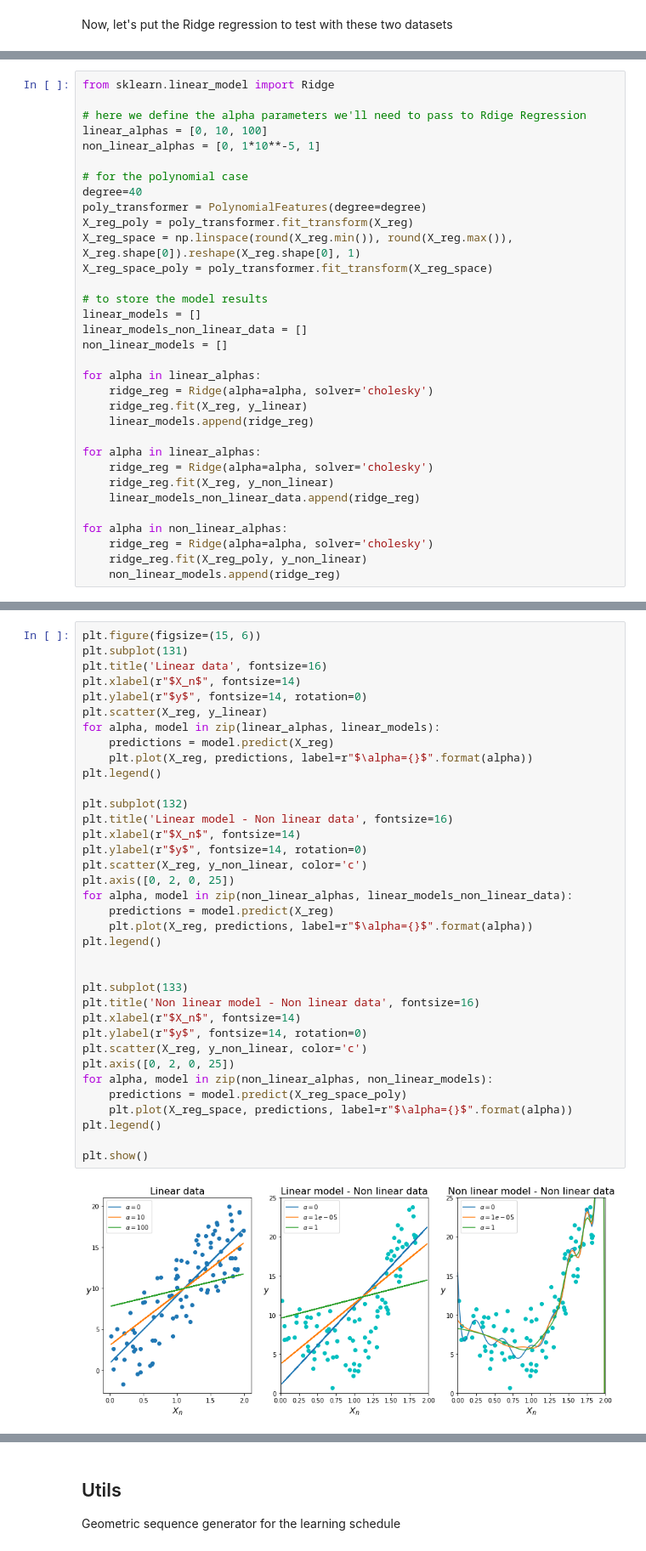
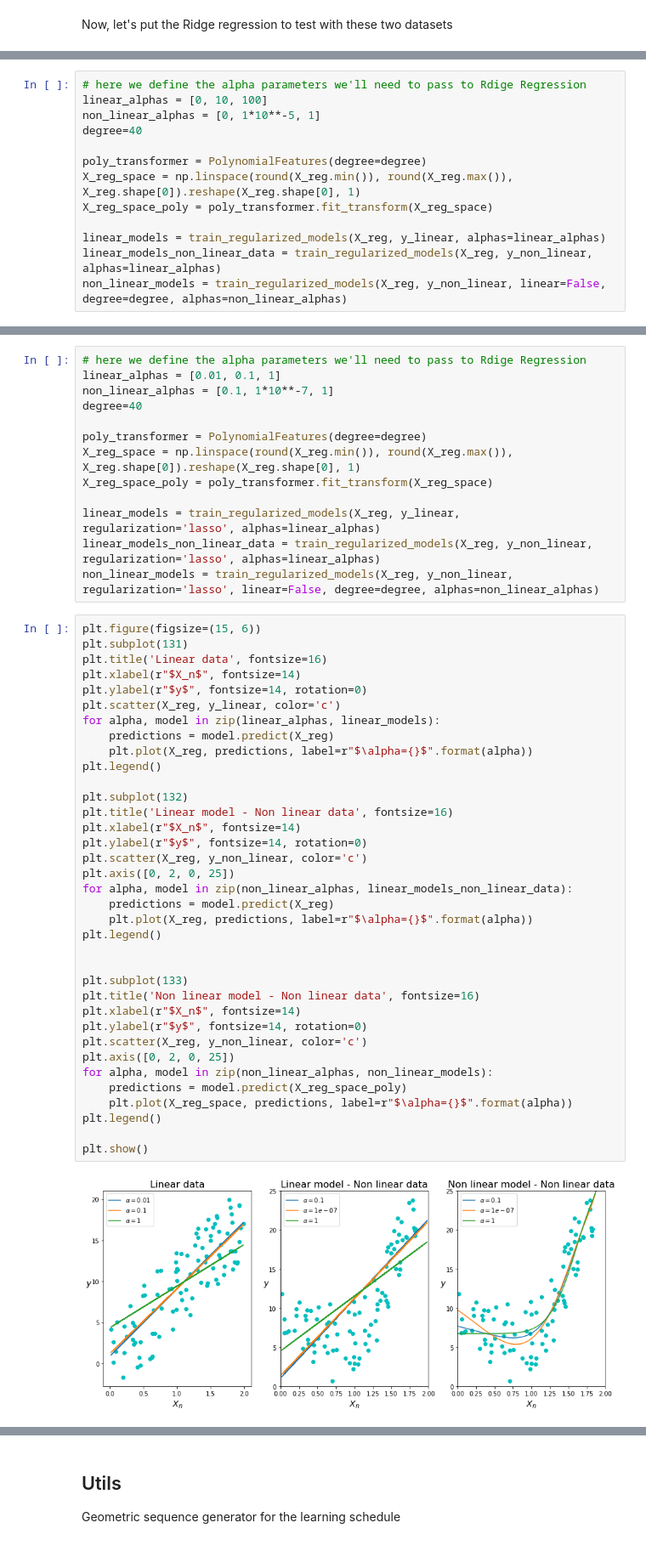
Before and after one commit to Ohtar10/ml-python, a Jupyter notebook: ch04/Training Models.ipynb, the cells around one changed output, grey strips where cells are left out. Shown at 85% size. Cells and saved outputs as stored; diff of their text form.

Commit message:
Add Lasso Regression section

```diff
--- a/ch04/Training Models.ipynb
+++ b/ch04/Training Models.ipynb
@@ -686,33 +706,13 @@ Now, let's put the Ridge regression to test with these two datasets
 # %%
-from sklearn.linear_model import Ridge
-
 # here we define the alpha parameters we'll need to pass to Rdige Regression
 linear_alphas = [0, 10, 100]
 non_linear_alphas = [0, 1*10**-5, 1]
+degree=40
 
-# for the polynomial case
-degree=40
 poly_transformer = PolynomialFeatures(degree=degree)
-X_reg_poly = poly_transformer.fit_transform(X_reg)
 X_reg_space = np.linspace(round(X_reg.min()), round(X_reg.max()), X_reg.shape[0]).reshape(X_reg.shape[0], 1)
 X_reg_space_poly = poly_transformer.fit_transform(X_reg_space)
 
-# to store the model results
-linear_models = []
-linear_models_non_linear_data = []
-non_linear_models = []
-
-for alpha in linear_alphas:
-    ridge_reg = Ridge(alpha=alpha, solver='cholesky')
-    ridge_reg.fit(X_reg, y_linear)
-    linear_models.append(ridge_reg)
-
-for alpha in linear_alphas:
-    ridge_reg = Ridge(alpha=alpha, solver='cholesky')
-    ridge_reg.fit(X_reg, y_non_linear)
-    linear_models_non_linear_data.append(ridge_reg)
-
-for alpha in non_linear_alphas:
-    ridge_reg = Ridge(alpha=alpha, solver='cholesky')
-    ridge_reg.fit(X_reg_poly, y_non_linear)
-    non_linear_models.append(ridge_reg)
+linear_models = train_regularized_models(X_reg, y_linear, alphas=linear_alphas)
+linear_models_non_linear_data = train_regularized_models(X_reg, y_non_linear, alphas=linear_alphas)
+non_linear_models = train_regularized_models(X_reg, y_non_linear, linear=False, degree=degree, alphas=non_linear_alphas)
@@ -719,38 +768,51 @@ for alpha in non_linear_alphas:
+# %%
+# here we define the alpha parameters we'll need to pass to Rdige Regression
+linear_alphas = [0.01, 0.1, 1]
+non_linear_alphas = [0.1, 1*10**-7, 1]
+degree=40
+
+poly_transformer = PolynomialFeatures(degree=degree)
+X_reg_space = np.linspace(round(X_reg.min()), round(X_reg.max()), X_reg.shape[0]).reshape(X_reg.shape[0], 1)
+X_reg_space_poly = poly_transformer.fit_transform(X_reg_space)
+
+linear_models = train_regularized_models(X_reg, y_linear, regularization='lasso', alphas=linear_alphas)
+linear_models_non_linear_data = train_regularized_models(X_reg, y_non_linear, regularization='lasso', alphas=linear_alphas)
+non_linear_models = train_regularized_models(X_reg, y_non_linear, regularization='lasso', linear=False, degree=degree, alphas=non_linear_alphas)
 # %%
 plt.figure(figsize=(15, 6))
 plt.subplot(131)
 plt.title('Linear data', fontsize=16)
 plt.xlabel(r"$X_n$", fontsize=14)
 plt.ylabel(r"$y$", fontsize=14, rotation=0)
-plt.scatter(X_reg, y_linear)
+plt.scatter(X_reg, y_linear, color='c')
 for alpha, model in zip(linear_alphas, linear_models):
     predictions = model.predict(X_reg)
     plt.plot(X_reg, predictions, label=r"$\alpha={}$".format(alpha))
 plt.legend()
 
 plt.subplot(132)
 plt.title('Linear model - Non linear data', fontsize=16)
 plt.xlabel(r"$X_n$", fontsize=14)
 plt.ylabel(r"$y$", fontsize=14, rotation=0)
 plt.scatter(X_reg, y_non_linear, color='c')
 plt.axis([0, 2, 0, 25])
 for alpha, model in zip(non_linear_alphas, linear_models_non_linear_data):
     predictions = model.predict(X_reg)
     plt.plot(X_reg, predictions, label=r"$\alpha={}$".format(alpha))
 plt.legend()
 
 
 plt.subplot(133)
 plt.title('Non linear model - Non linear data', fontsize=16)
 plt.xlabel(r"$X_n$", fontsize=14)
 plt.ylabel(r"$y$", fontsize=14, rotation=0)
 plt.scatter(X_reg, y_non_linear, color='c')
 plt.axis([0, 2, 0, 25])
 for alpha, model in zip(non_linear_alphas, non_linear_models):
     predictions = model.predict(X_reg_space_poly)
     plt.plot(X_reg_space, predictions, label=r"$\alpha={}$".format(alpha))
 plt.legend()
 
 plt.show()
 # %% [output]
-[figure, old version]
+[figure, new version]
```
Also changed, not shown: parts of 7 cells of this notebook.
